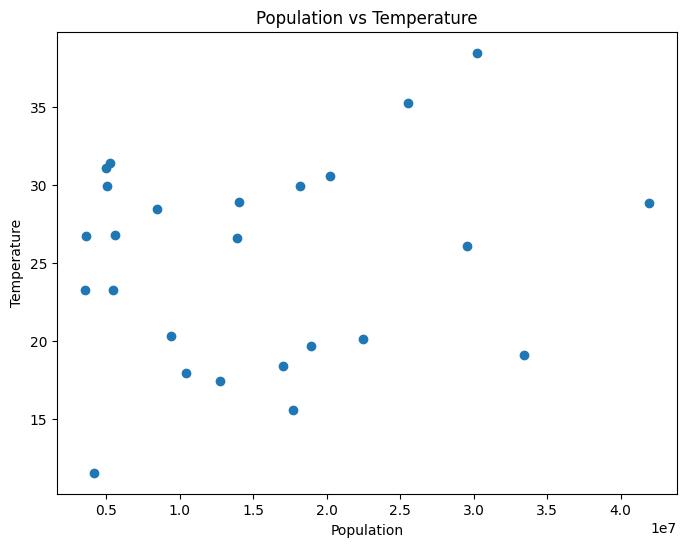
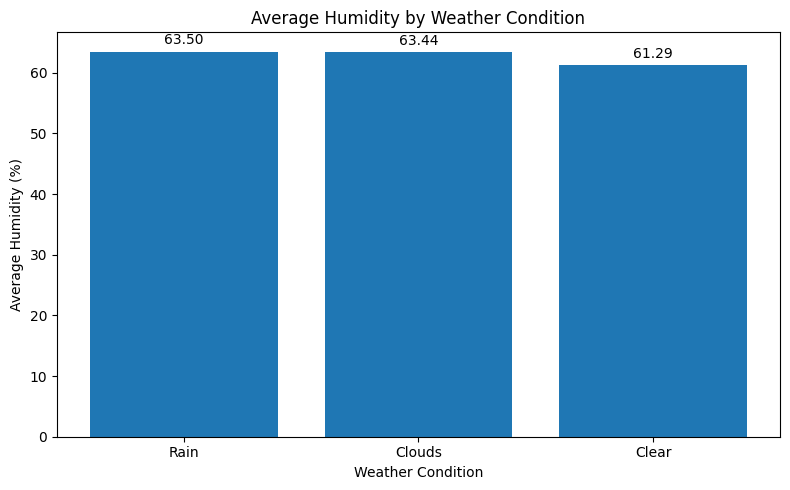
Code edit (unified diff) that turned the first committed figure into the second:
--- before
+++ after
@@ -1,10 +1,8 @@
-plt.figure(figsize=(8,6))
-plt.scatter(df["population"],df["temperature"])
-
-plt.xlabel("Population")
-
-plt.ylabel("Temperature")
-
-plt.title("Population vs Temperature")
-
-plt.show()
+humidity_weather = df.groupby("weather")["humidity"].mean().sort_values(ascending=False)
+fig, ax = plt.subplots(figsize=(8,5))
+bars = ax.bar(humidity_weather.index, humidity_weather.values)
+ax.bar_label(bars, fmt="%.2f", padding = 3)
+ax.set_title("Average Humidity by Weather Condition")
+ax.set_xlabel("Weather Condition")
+ax.set_ylabel("Average Humidity (%)")
+plt.tight_layout()

Commit: update weather_eda